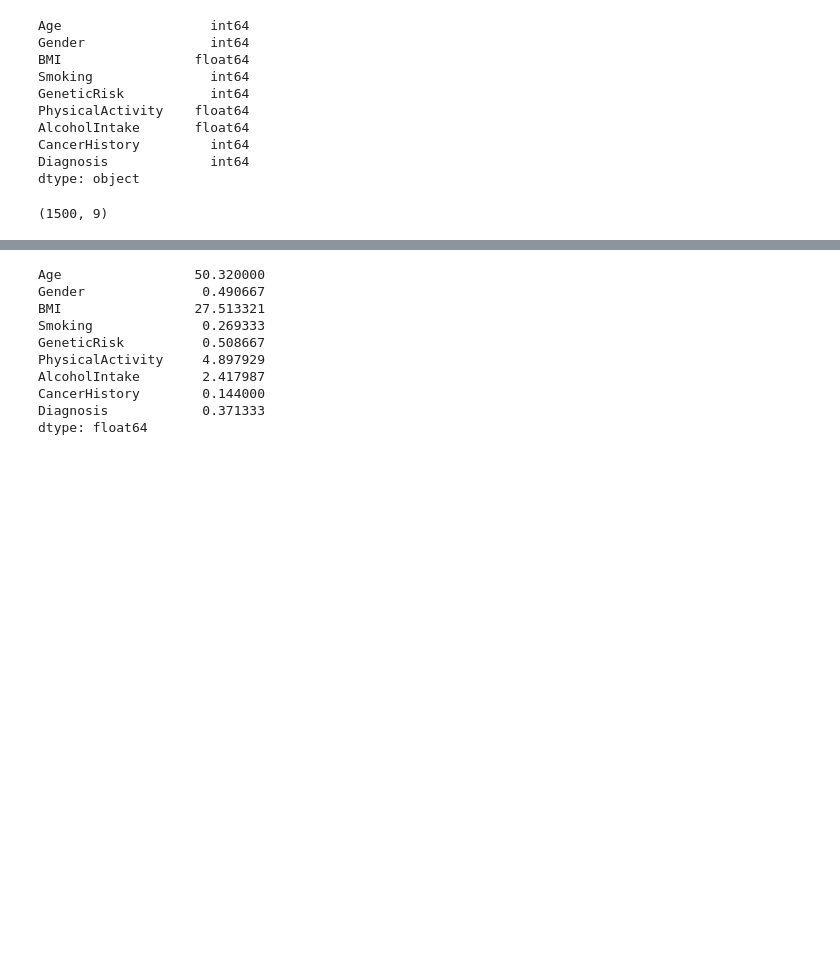
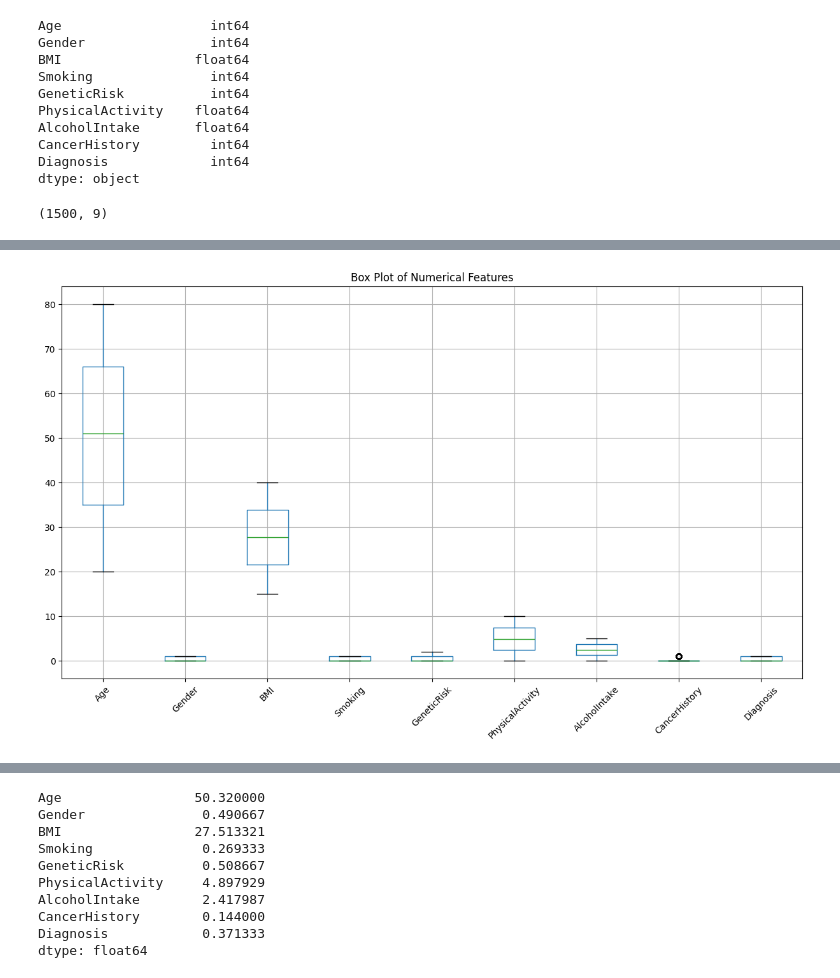
Before and after one commit to Savindi2002/Canser-Prediction-Analysis, a Jupyter notebook: notebooks/cancer_prediction.ipynb, the cells around one changed output, grey strips where cells are left out. Cells and saved outputs as stored; diff of their text form; code cells hidden in the pictures; blank space fills up the shorter version.

```diff
--- a/notebooks/cancer_prediction.ipynb
+++ b/notebooks/cancer_prediction.ipynb
@@ -60,3 +60,12 @@ df.describe()
 | 50% | 51.000000 | 0.000000 | 27.598494 | 0.000000 | 0.000000 | 4.834316 | 2.382971 | 0.000000 | ... |
 | 75% | 66.000000 | 1.000000 | 33.850837 | 1.000000 | 1.000000 | 7.409896 | 3.585624 | 0.000000 | ... |
 | max | 80.000000 | 1.000000 | 39.958688 | 1.000000 | 2.000000 | 9.994607 | 4.987115 | 1.000000 | ... |
+# %%
+numerical_cols = df.select_dtypes(include=['int64', 'float64']).columns
+plt.figure(figsize=(15, 8))
+df[numerical_cols].boxplot()
+plt.title("Box Plot of Numerical Features")
+plt.xticks(rotation=45)
+plt.show()
+# %% [output]
+[figure, added]
```
Also changed, not shown: parts of 2 cells of this notebook, 1 other file.
